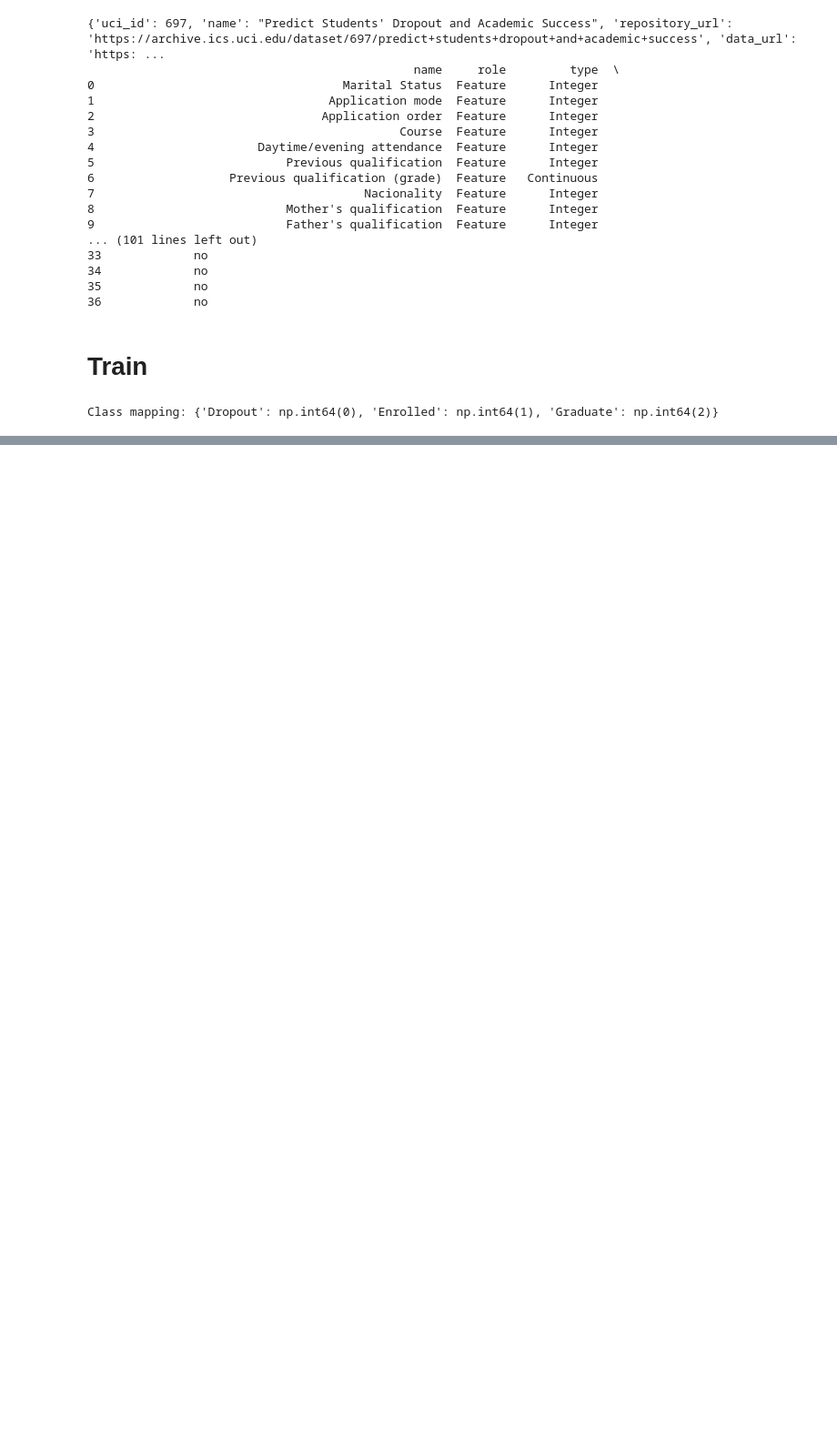
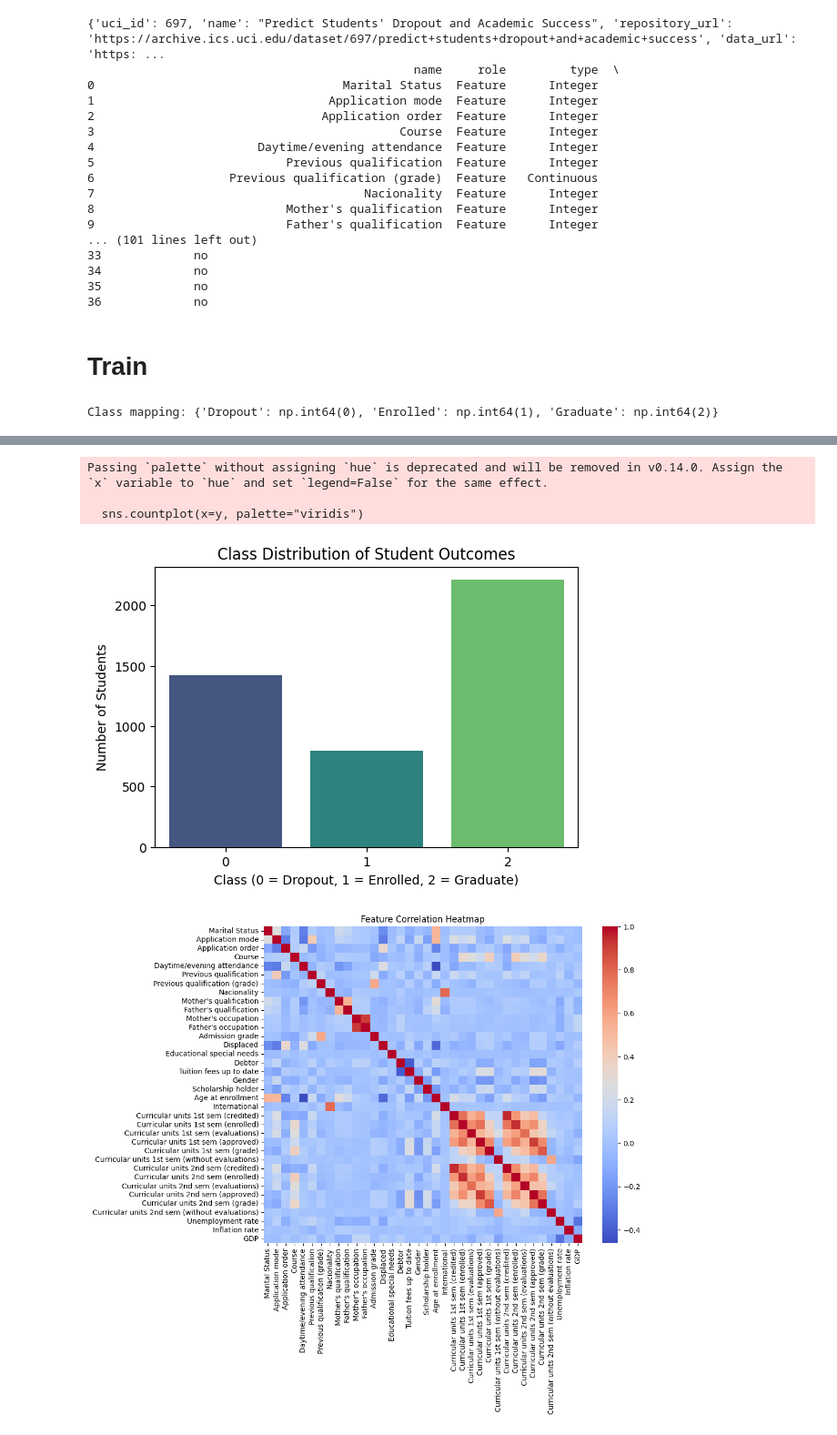
Before and after one commit to UdamShakya/Machine_Learning, a Jupyter notebook: retrained_model.ipynb, the cells around one changed output, grey strips where cells are left out. Shown: that part at 91% size. Saved outputs shown, nothing was run; the diff lists cells and outputs as text; code cells hidden in the pictures; blank space fills up the shorter version.

Commit message:
Added dataset exploration: class distribution plot + feature correlation heatmap

```diff
--- a/retrained_model.ipynb
+++ b/retrained_model.ipynb
@@ -235,0 +241,25 @@ plt.show()
+# %%
+
+
+import seaborn as sns
+
+# Plot class distribution
+plt.figure(figsize=(6,4))
+sns.countplot(x=y, palette="viridis")
+plt.title("Class Distribution of Student Outcomes")
+plt.xlabel("Class (0 = Dropout, 1 = Enrolled, 2 = Graduate)")
+plt.ylabel("Number of Students")
+plt.show()
+
+# Use original DataFrame (not the NumPy array) for correlations
+plt.figure(figsize=(10,8))
+corr = predict_students_dropout_and_academic_success.data.features.corr()
+sns.heatmap(corr, cmap="coolwarm", annot=False, cbar=True)
+plt.title("Feature Correlation Heatmap")
+plt.show()
+# %% [output]
+Passing `palette` without assigning `hue` is deprecated and will be removed in v0.14.0. Assign the `x` variable to `hue` and set `legend=False` for the same effect.
+
+  sns.countplot(x=y, palette="viridis")
+[figure, added]
+[figure, added]
```
Also changed, not shown: parts of 3 cells of this notebook.
